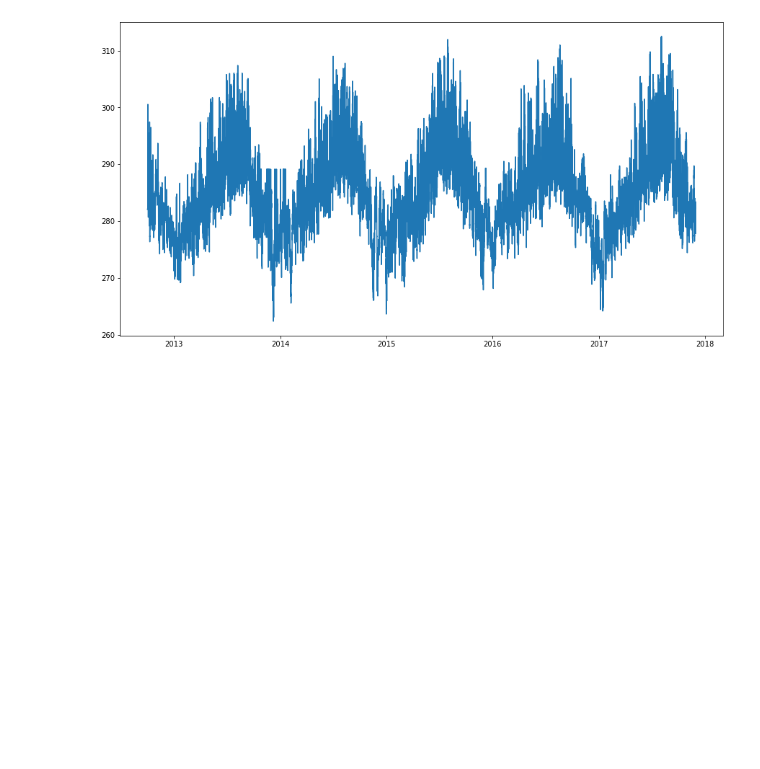
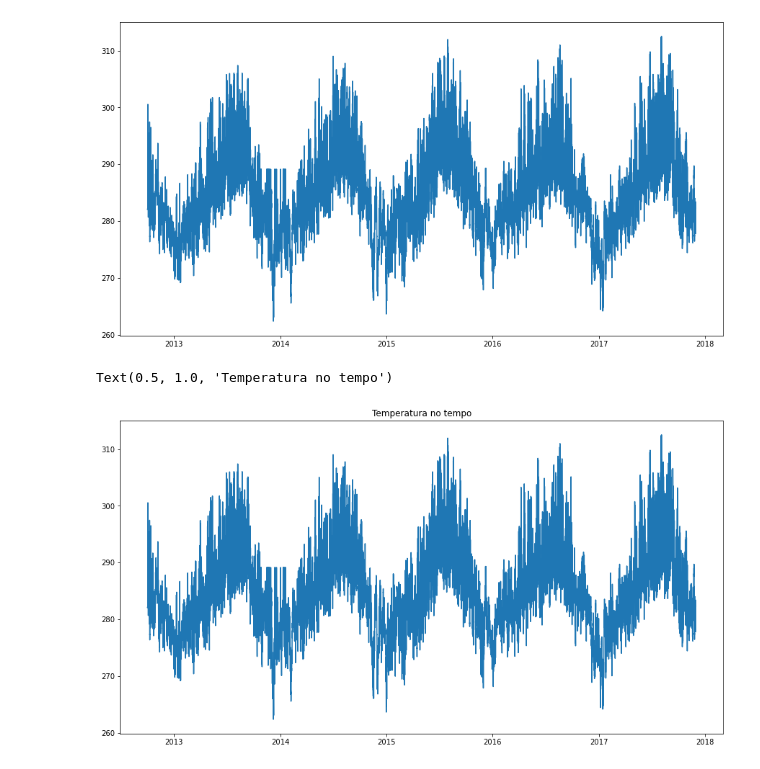
Before and after one commit to Renato-Ribeiroo/Cursos-Python, a Jupyter notebook: Data Science/Data Visualization Matplotlib/Data_Visualization_com_Matplotlib.ipynb, the cells around one changed output. Drawn from its saved outputs; the diff is of its cells as text; code cells hidden in the pictures; blank space fills up the shorter version.

```diff
--- a/Data Science/Data Visualization Matplotlib/Data_Visualization_com_Matplotlib.ipynb
+++ b/Data Science/Data Visualization Matplotlib/Data_Visualization_com_Matplotlib.ipynb
@@ -56,3 +56,11 @@ plt.plot(df['data'], df['temperatura'])
 # %% [output]
 [<matplotlib.lines.Line2D at 0x...>]
 [figure]
+# %%
+#adicionando o titulo
+plt.figure(figsize=(15, 8))
+plt.plot(df['data'], df['temperatura'])
+plt.title('Temperatura no tempo')
+# %% [output]
+Text(0.5, 1.0, 'Temperatura no tempo')
+[figure, added]
```
Also changed, not shown: parts of 13 cells of this notebook.
